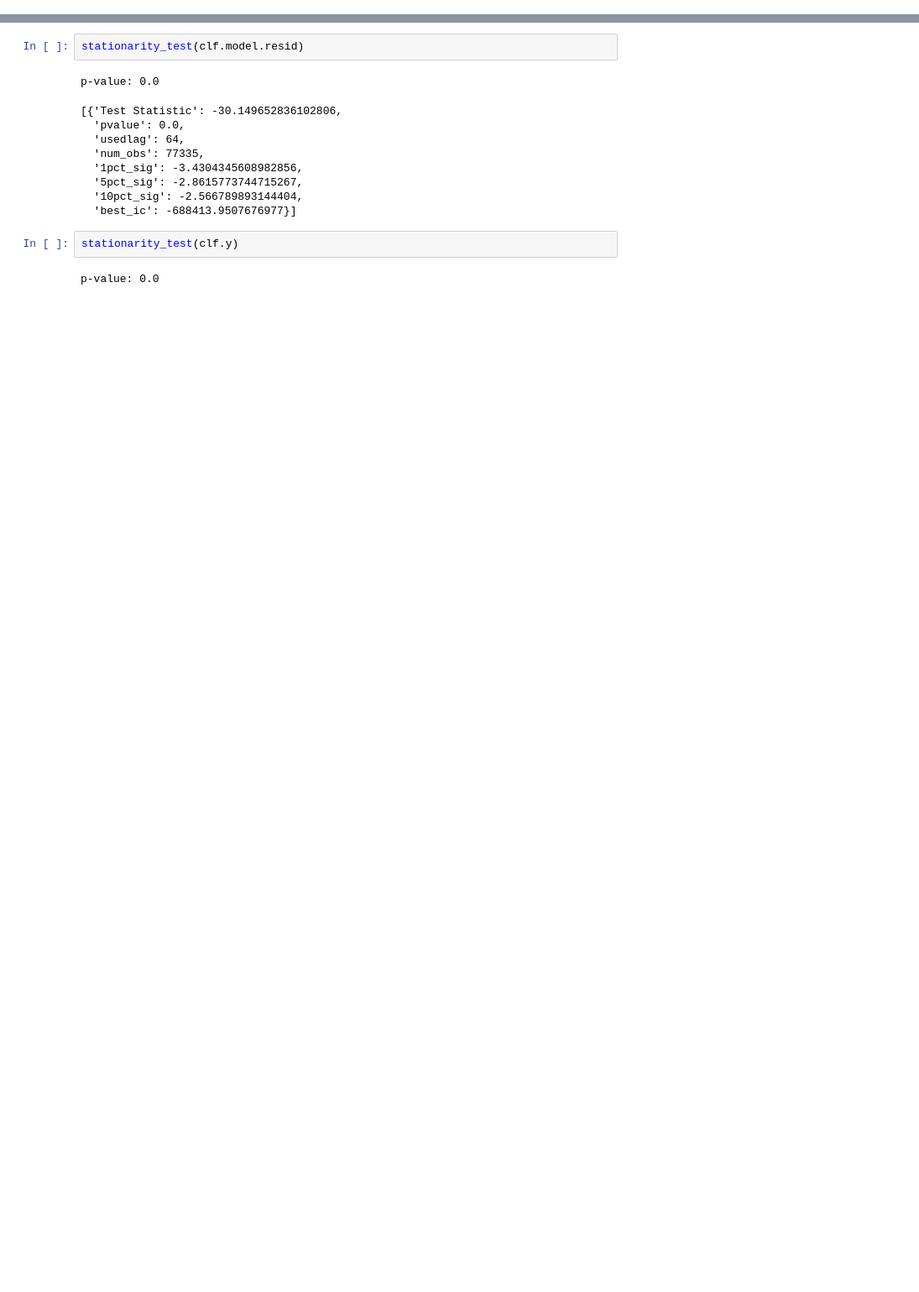
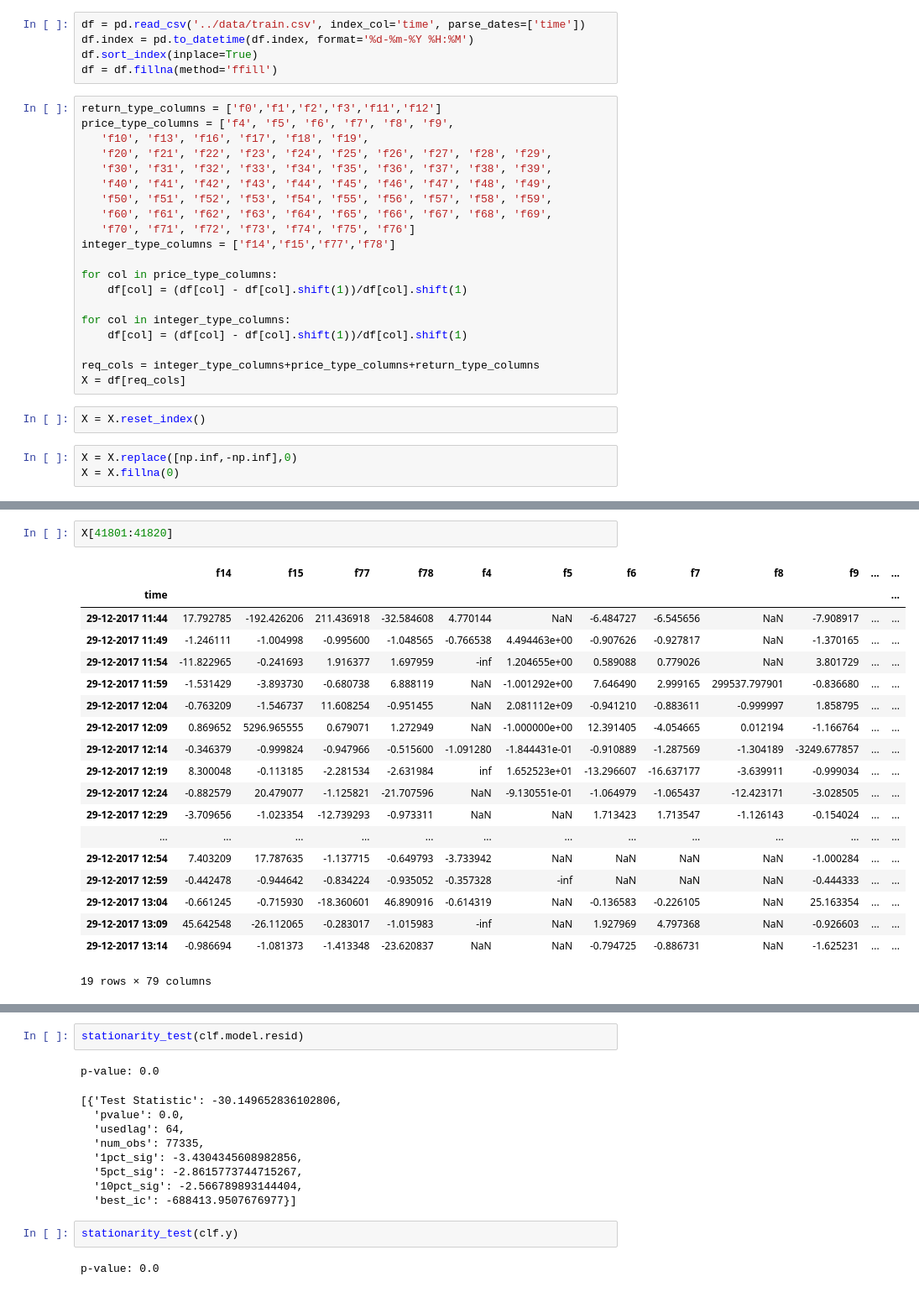
Before and after one commit to anshul96go/quant, a Jupyter notebook: TS_millennium/code/basic_model.ipynb, the cells around one changed output, grey strips where cells are left out. Shown: that part at 84% size. Drawn from its saved outputs; the diff is of its cells as text; blank space fills up the shorter version.

```diff
--- a/TS_millennium/code/basic_model.ipynb
+++ b/TS_millennium/code/basic_model.ipynb
@@ -182,0 +390,30 @@ def stationarity_test(ret):
+# %%
+df = pd.read_csv('../data/train.csv', index_col='time', parse_dates=['time'])
+df.index = pd.to_datetime(df.index, format='%d-%m-%Y %H:%M')
+df.sort_index(inplace=True)
+df = df.fillna(method='ffill')
+# %%
+return_type_columns = ['f0','f1','f2','f3','f11','f12']
+price_type_columns = ['f4', 'f5', 'f6', 'f7', 'f8', 'f9',
+   'f10', 'f13', 'f16', 'f17', 'f18', 'f19',
+   'f20', 'f21', 'f22', 'f23', 'f24', 'f25', 'f26', 'f27', 'f28', 'f29',
+   'f30', 'f31', 'f32', 'f33', 'f34', 'f35', 'f36', 'f37', 'f38', 'f39',
+   'f40', 'f41', 'f42', 'f43', 'f44', 'f45', 'f46', 'f47', 'f48', 'f49',
+   'f50', 'f51', 'f52', 'f53', 'f54', 'f55', 'f56', 'f57', 'f58', 'f59',
+   'f60', 'f61', 'f62', 'f63', 'f64', 'f65', 'f66', 'f67', 'f68', 'f69',
+   'f70', 'f71', 'f72', 'f73', 'f74', 'f75', 'f76']
+integer_type_columns = ['f14','f15','f77','f78']
+
+for col in price_type_columns:
+    df[col] = (df[col] - df[col].shift(1))/df[col].shift(1)
+
+for col in integer_type_columns:
+    df[col] = (df[col] - df[col].shift(1))/df[col].shift(1)
+
+req_cols = integer_type_columns+price_type_columns+return_type_columns
+X = df[req_cols]
+# %%
+X = X.reset_index()
+# %%
+X = X.replace([np.inf,-np.inf],0)
+X = X.fillna(0)
@@ -182,0 +435,22 @@ def stationarity_test(ret):
+# %%
+X[41801:41820]
+# %% [output]
+|  | f14 | f15 | f77 | f78 | f4 | f5 | f6 | f7 | f8 | f9 | ... | ... |
+| time |  |  |  |  |  |  |  |  |  |  |  | ... |
+| 29-12-2017 11:44 | 17.792785 | -192.426206 | 211.436918 | -32.584608 | 4.770144 | NaN | -6.484727 | -6.545656 | NaN | -7.908917 | ... | ... |
+| 29-12-2017 11:49 | -1.246111 | -1.004998 | -0.995600 | -1.048565 | -0.766538 | 4.494463e+00 | -0.907626 | -0.927817 | NaN | -1.370165 | ... | ... |
+| 29-12-2017 11:54 | -11.822965 | -0.241693 | 1.916377 | 1.697959 | -inf | 1.204655e+00 | 0.589088 | 0.779026 | NaN | 3.801729 | ... | ... |
+| 29-12-2017 11:59 | -1.531429 | -3.893730 | -0.680738 | 6.888119 | NaN | -1.001292e+00 | 7.646490 | 2.999165 | 299537.797901 | -0.836680 | ... | ... |
+| 29-12-2017 12:04 | -0.763209 | -1.546737 | 11.608254 | -0.951455 | NaN | 2.081112e+09 | -0.941210 | -0.883611 | -0.999997 | 1.858795 | ... | ... |
+| 29-12-2017 12:09 | 0.869652 | 5296.965555 | 0.679071 | 1.272949 | NaN | -1.000000e+00 | 12.391405 | -4.054665 | 0.012194 | -1.166764 | ... | ... |
+| 29-12-2017 12:14 | -0.346379 | -0.999824 | -0.947966 | -0.515600 | -1.091280 | -1.844431e-01 | -0.910889 | -1.287569 | -1.304189 | -3249.677857 | ... | ... |
+| 29-12-2017 12:19 | 8.300048 | -0.113185 | -2.281534 | -2.631984 | inf | 1.652523e+01 | -13.296607 | -16.637177 | -3.639911 | -0.999034 | ... | ... |
+| 29-12-2017 12:24 | -0.882579 | 20.479077 | -1.125821 | -21.707596 | NaN | -9.130551e-01 | -1.064979 | -1.065437 | -12.423171 | -3.028505 | ... | ... |
+| 29-12-2017 12:29 | -3.709656 | -1.023354 | -12.739293 | -0.973311 | NaN | NaN | 1.713423 | 1.713547 | -1.126143 | -0.154024 | ... | ... |
+| ... | ... | ... | ... | ... | ... | ... | ... | ... | ... | ... | ... | ... |
+| 29-12-2017 12:54 | 7.403209 | 17.787635 | -1.137715 | -0.649793 | -3.733942 | NaN | NaN | NaN | NaN | -1.000284 | ... | ... |
+| 29-12-2017 12:59 | -0.442478 | -0.944642 | -0.834224 | -0.935052 | -0.357328 | -inf | NaN | NaN | NaN | -0.444333 | ... | ... |
+| 29-12-2017 13:04 | -0.661245 | -0.715930 | -18.360601 | 46.890916 | -0.614319 | NaN | -0.136583 | -0.226105 | NaN | 25.163354 | ... | ... |
+| 29-12-2017 13:09 | 45.642548 | -26.112065 | -0.283017 | -1.015983 | -inf | NaN | 1.927969 | 4.797368 | NaN | -0.926603 | ... | ... |
+| 29-12-2017 13:14 | -0.986694 | -1.081373 | -1.413348 | -23.620837 | NaN | NaN | -0.794725 | -0.886731 | NaN | -1.625231 | ... | ... |
+19 rows × 79 columns
```
Also changed, not shown: parts of 45 cells of this notebook, 48 other files.
